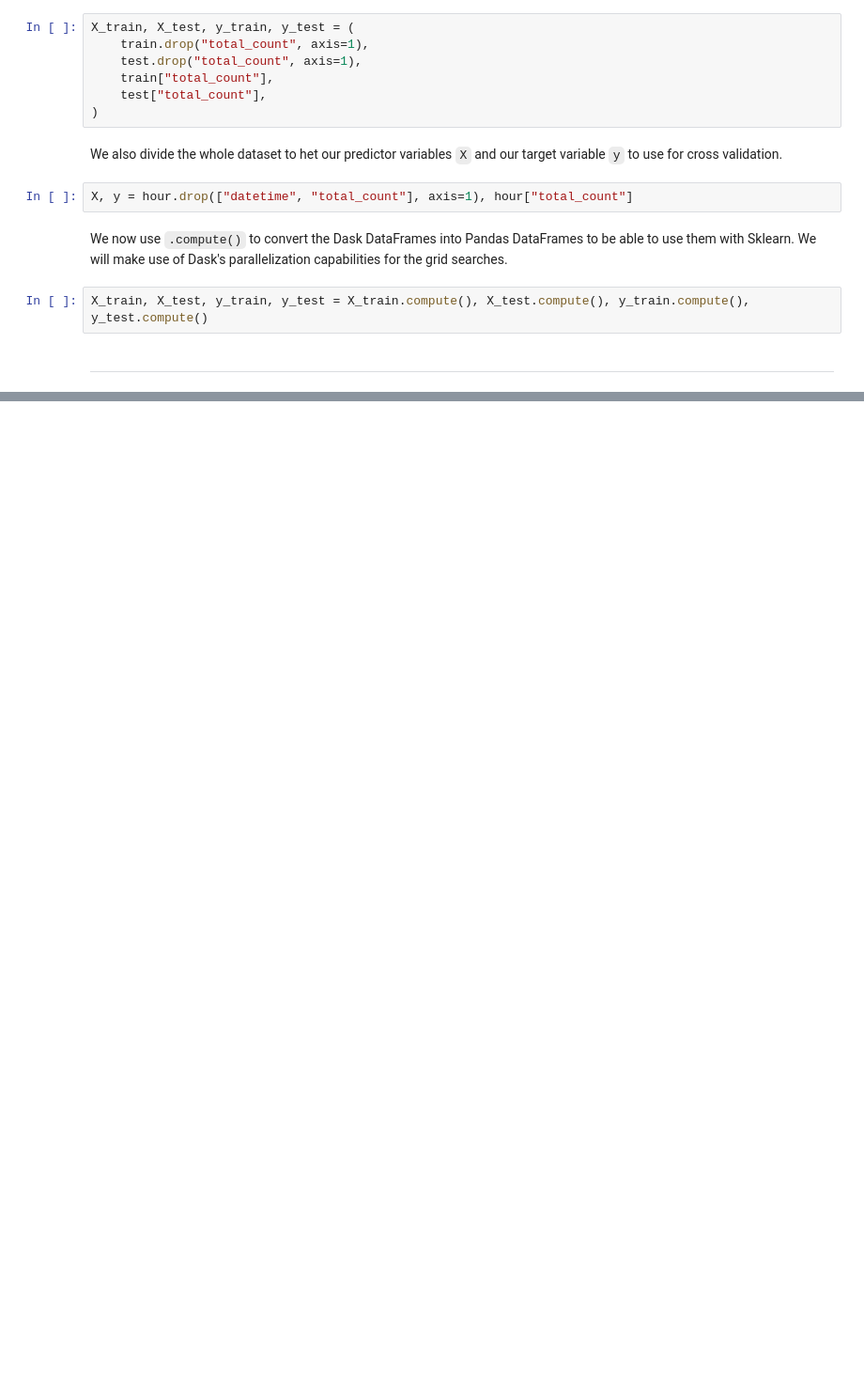
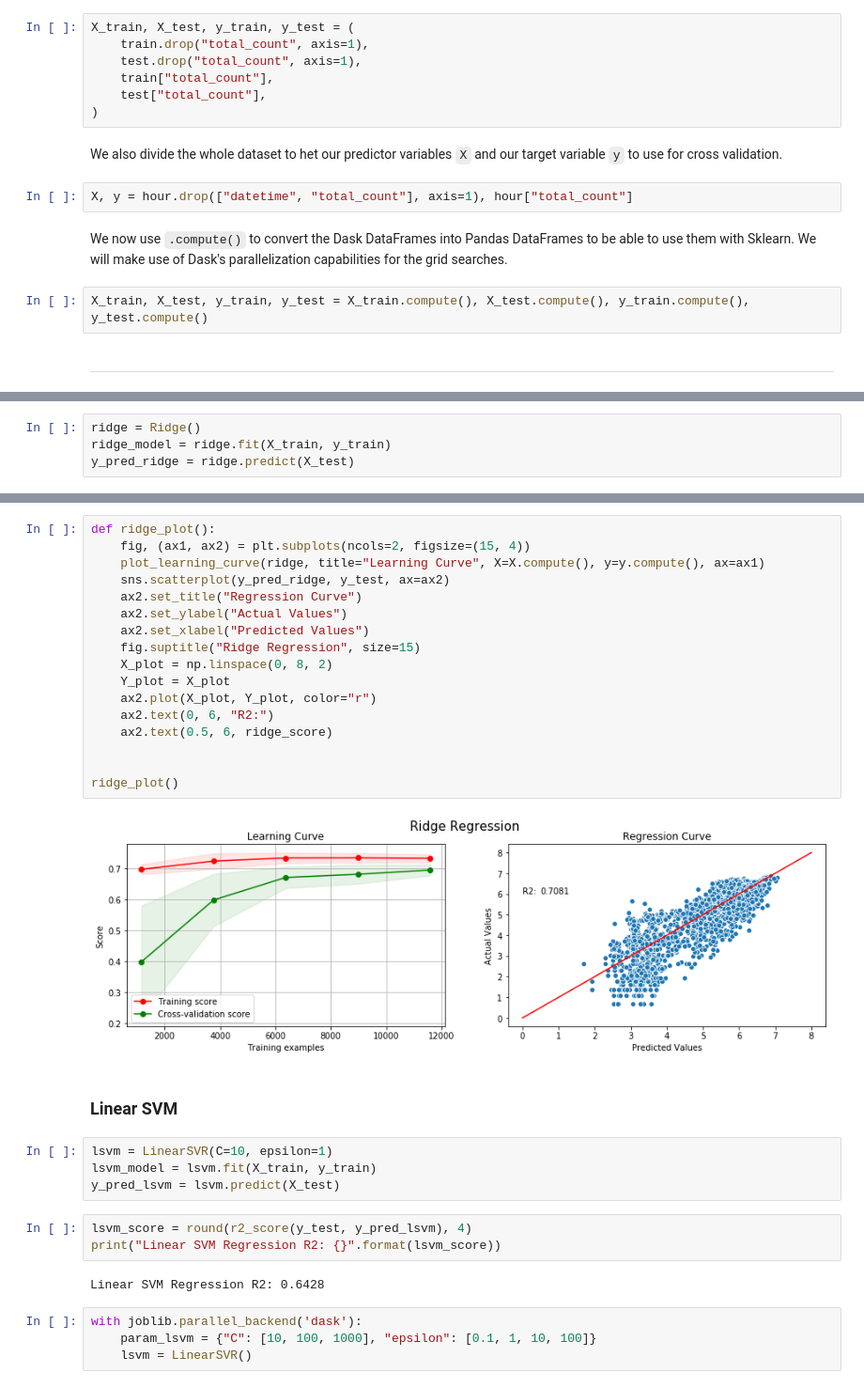
Before and after one commit to lhandal/bike_sharing_dask, a Jupyter notebook: Dask_Bike-Sharing_Leandro_Handal.ipynb, the cells around one changed output, grey strips where cells are left out. Shown at 94% size. Cells and saved outputs as stored; diff of their text form; blank space fills up the shorter version.

```diff
--- a/Dask_Bike-Sharing_Leandro_Handal.ipynb
+++ b/Dask_Bike-Sharing_Leandro_Handal.ipynb
@@ -847,0 +886,4 @@ X_train, X_test, y_train, y_test = X_train.compute(), X_test.compute(), y_train.
+# %%
+ridge = Ridge()
+ridge_model = ridge.fit(X_train, y_train)
+y_pred_ridge = ridge.predict(X_test)
@@ -847,0 +895,34 @@ X_train, X_test, y_train, y_test = X_train.compute(), X_test.compute(), y_train.
+# %%
+def ridge_plot():
+    fig, (ax1, ax2) = plt.subplots(ncols=2, figsize=(15, 4))
+    plot_learning_curve(ridge, title="Learning Curve", X=X.compute(), y=y.compute(), ax=ax1)
+    sns.scatterplot(y_pred_ridge, y_test, ax=ax2)
+    ax2.set_title("Regression Curve")
+    ax2.set_ylabel("Actual Values")
+    ax2.set_xlabel("Predicted Values")
+    fig.suptitle("Ridge Regression", size=15)
+    X_plot = np.linspace(0, 8, 2)
+    Y_plot = X_plot
+    ax2.plot(X_plot, Y_plot, color="r")
+    ax2.text(0, 6, "R2:")
+    ax2.text(0.5, 6, ridge_score)
+
+
+ridge_plot()
+# %% [output]
+[figure, added]
+# %% [markdown]
+### Linear SVM<a class="anchor" id="6.2.5"></a>
+# %%
+lsvm = LinearSVR(C=10, epsilon=1)
+lsvm_model = lsvm.fit(X_train, y_train)
+y_pred_lsvm = lsvm.predict(X_test)
+# %%
+lsvm_score = round(r2_score(y_test, y_pred_lsvm), 4)
+print("Linear SVM Regression R2: {}".format(lsvm_score))
+# %% [output]
+Linear SVM Regression R2: 0.6428
+# %%
+with joblib.parallel_backend('dask'):
+    param_lsvm = {"C": [10, 100, 1000], "epsilon": [0.1, 1, 10, 100]}
+    lsvm = LinearSVR()
```
Also changed, not shown: parts of 11 cells of this notebook.
